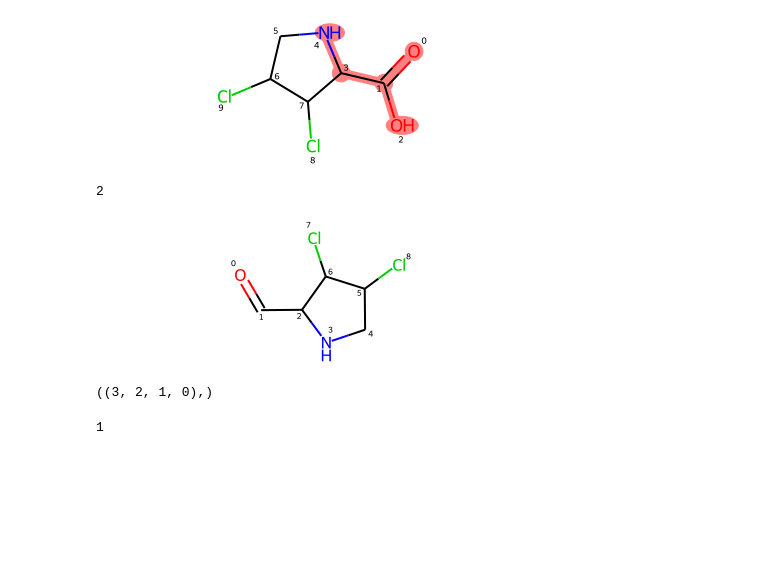
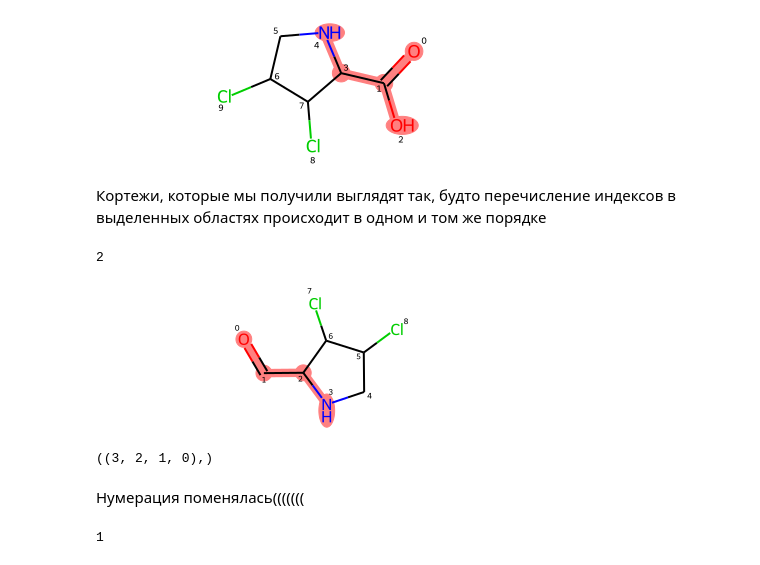
Before and after one commit to pavlov200912/nrp-generation, a Jupyter notebook: Rdkit_graph_drawing.ipynb, the cells around one changed output. Saved outputs shown, nothing was run; the diff lists cells and outputs as text; code cells hidden in the pictures; blank space fills up the shorter version.

Commit message:
modify Rdkit_graph_drawing

```diff
--- a/Rdkit_graph_drawing.ipynb
+++ b/Rdkit_graph_drawing.ipynb
@@ -152,10 +111,12 @@ m3.GetSubstructMatches(without_radical)
 m3
 # %% [output]
 [figure]
+# %% [markdown]
+Кортежи, которые мы получили выглядят так, будто перечисление индексов в выделенных областях происходит в одном и том же порядке
 # %%
 m3.GetSubstructMatches(without_radical)[0][4] #смотрим на часть без радикала и берем -OH
 # %% [output]
 2
 # %%
-mw = Chem.RWMol(m3)
+mw3 = Chem.RWMol(m3)
 # %%
@@ -163,5 +124,5 @@ mw.RemoveAtom(m3.GetSubstructMatches(mol2)[0][4])
 # %%
-mw
+mw3
 # %% [output]
-[figure, old version]
+[figure, new version]
 # %%
@@ -169,3 +130,5 @@ mw.GetSubstructMatches(mol3)
 # %% [output]
 ((3, 2, 1, 0),)
+# %% [markdown]
+Нумерация поменялась(((((((
 # %%
```
Also changed, not shown: parts of 25 cells of this notebook.
